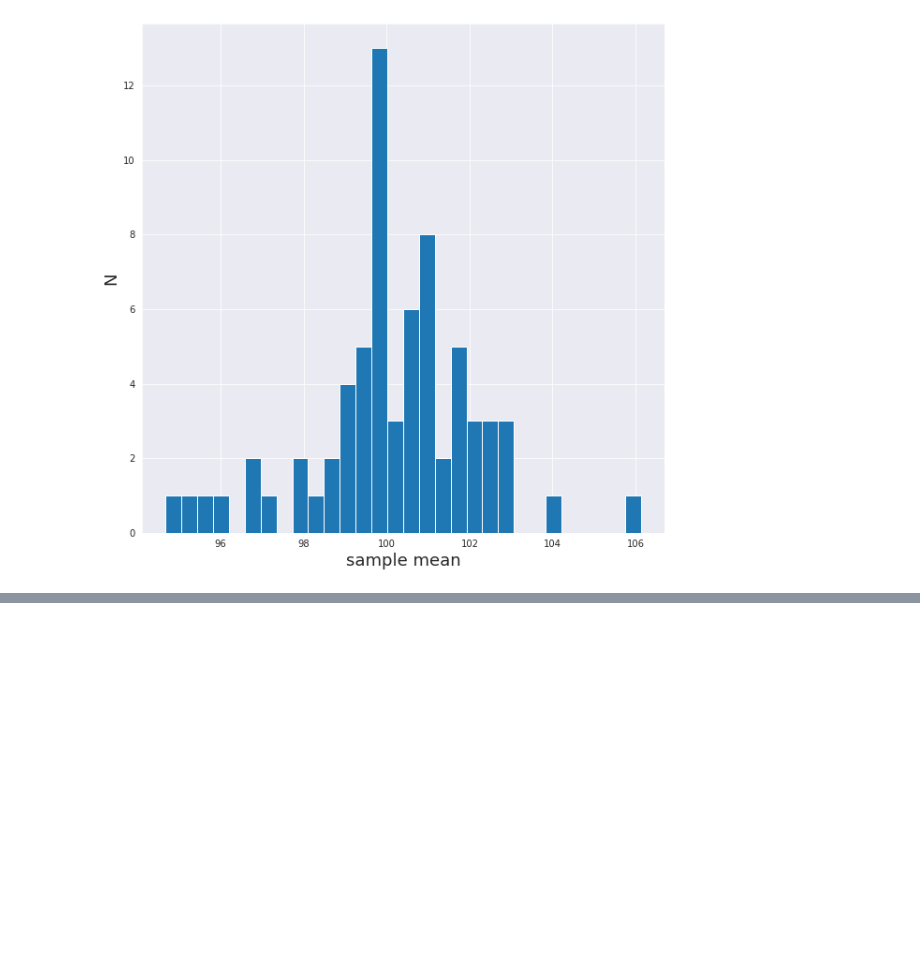
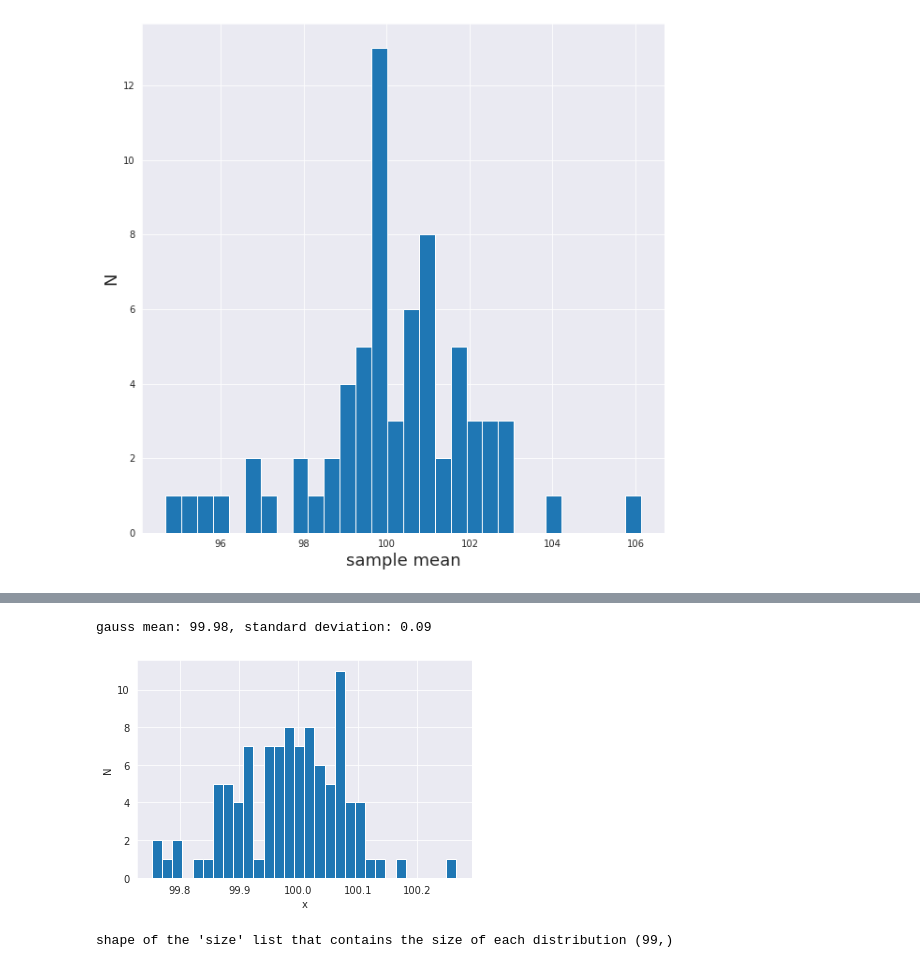
Before and after one commit to MarcoM95/MLPNS2021, a Jupyter notebook: MLPNS2021_ClassStats.ipynb, the cells around one changed output, grey strips where cells are left out. Drawn from its saved outputs; the diff is of its cells as text; code cells hidden in the pictures; blank space fills up the shorter version.

```diff
--- a/MLPNS2021_ClassStats.ipynb
+++ b/MLPNS2021_ClassStats.ipynb
@@ -156,0 +177,18 @@ AttributeError: ignored
+# %%
+mu, sigma = 100, 0.1 # mean and standard deviation
+md['gauss'] = np.random.normal(mu, sigma, 100)
+pl.hist(md['gauss'],bins=30)
+pl.ylabel('N')
+pl.xlabel('x')
+
+print ("gauss mean: %.2f, standard deviation: %.2f"%(md['gauss'].mean(), md['gauss'].std()))
+# %% [output]
+gauss mean: 99.98, standard deviation: 0.09
+[figure, added]
+# %%
+mysize = (2000 / (np.array(range(1, 100)))).astype(int)
+# mysize = 1000 / (np.array(range(1, 100) + [10]))
+# mysize = (np.random.rand(100) * 1000).astype(int)
+print ("shape of the 'size' list that contains the size of each distribution", mysize.shape)
+# %% [output]
+shape of the 'size' list that contains the size of each distribution (99,)
```
Also changed, not shown: parts of 21 cells of this notebook.
